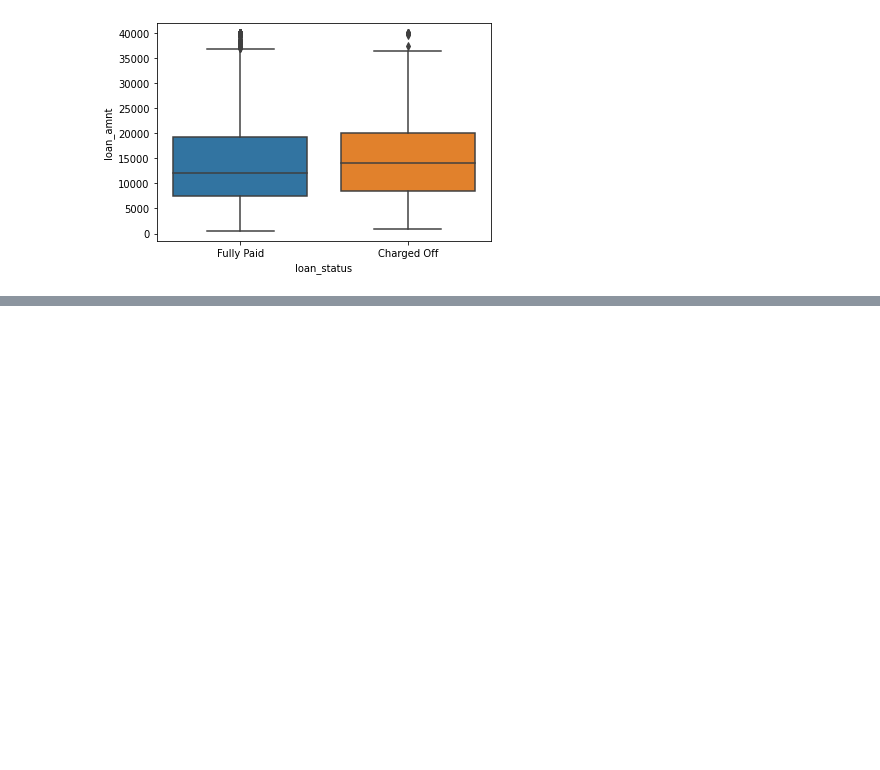
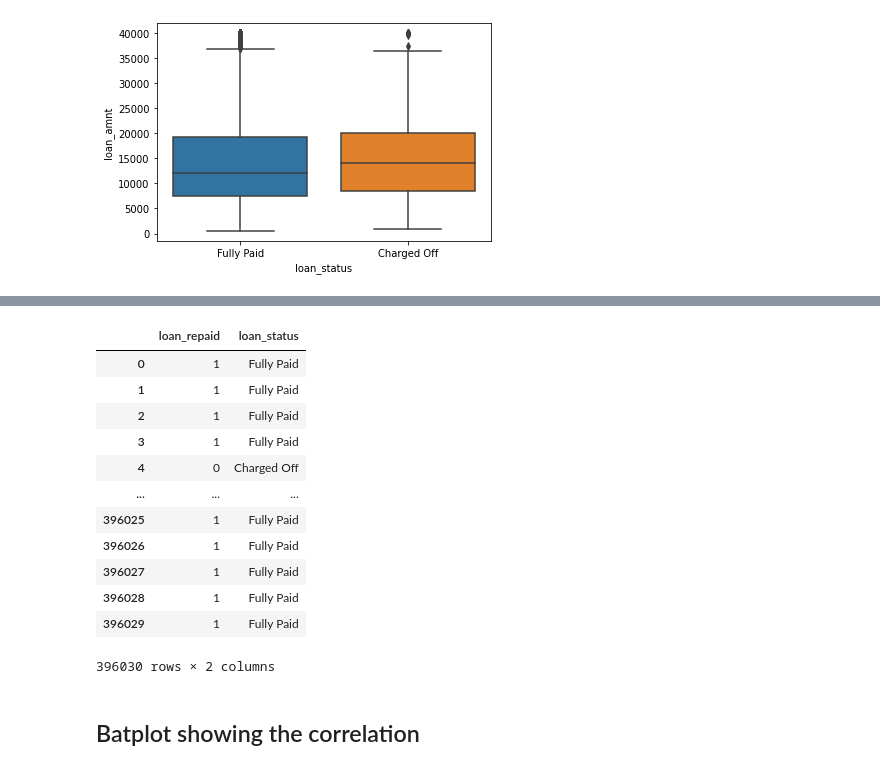
Before and after one commit to tavasolireza/Predict-Loan-Repayment, a Jupyter notebook: loan_repayment.ipynb, the cells around one changed output, grey strips where cells are left out. Saved outputs shown, nothing was run; the diff lists cells and outputs as text; code cells hidden in the pictures; blank space fills up the shorter version.

```diff
--- a/loan_repayment.ipynb
+++ b/loan_repayment.ipynb
@@ -100,0 +155,20 @@ sns.boxplot(x='loan_status',y='loan_amnt',data=df)
+# %%
+df['loan_repaid'] = df['loan_status'].map({'Fully Paid':1,'Charged Off':0})
+# %%
+df[['loan_repaid','loan_status']]
+# %% [output]
+|  | loan_repaid | loan_status |
+| 0 | 1 | Fully Paid |
+| 1 | 1 | Fully Paid |
+| 2 | 1 | Fully Paid |
+| 3 | 1 | Fully Paid |
+| 4 | 0 | Charged Off |
+| ... | ... | ... |
+| 396025 | 1 | Fully Paid |
+| 396026 | 1 | Fully Paid |
+| 396027 | 1 | Fully Paid |
+| 396028 | 1 | Fully Paid |
+| 396029 | 1 | Fully Paid |
+396030 rows × 2 columns
+# %% [markdown]
+## Batplot showing the correlation
```
Also changed, not shown: parts of 10 cells of this notebook.
